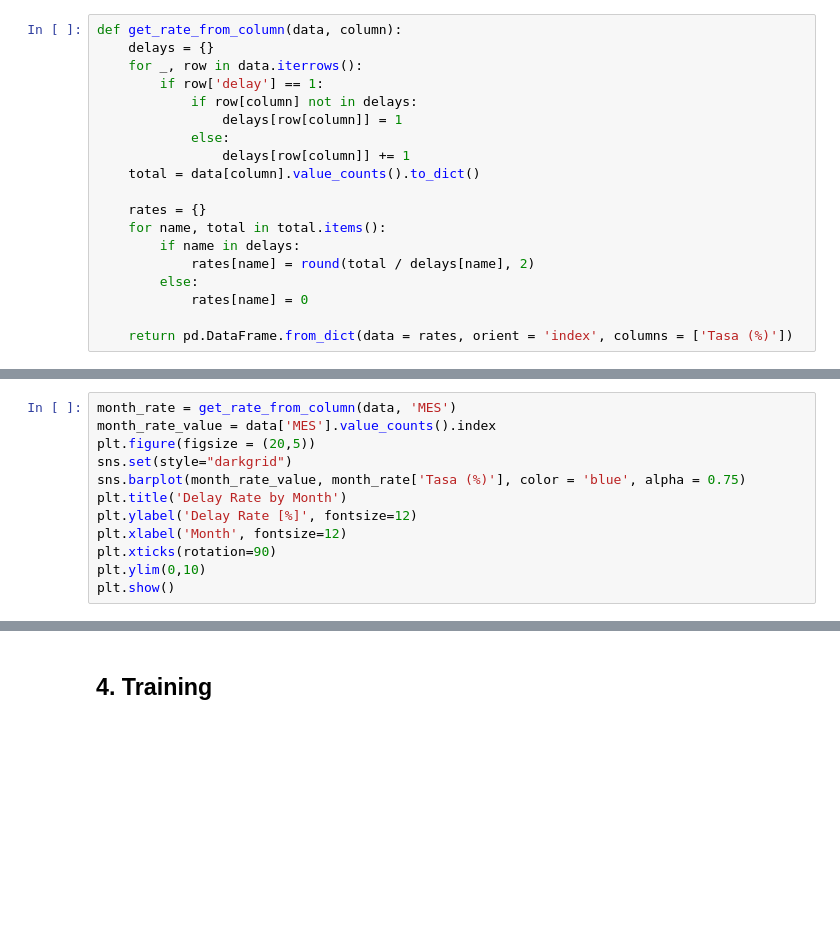
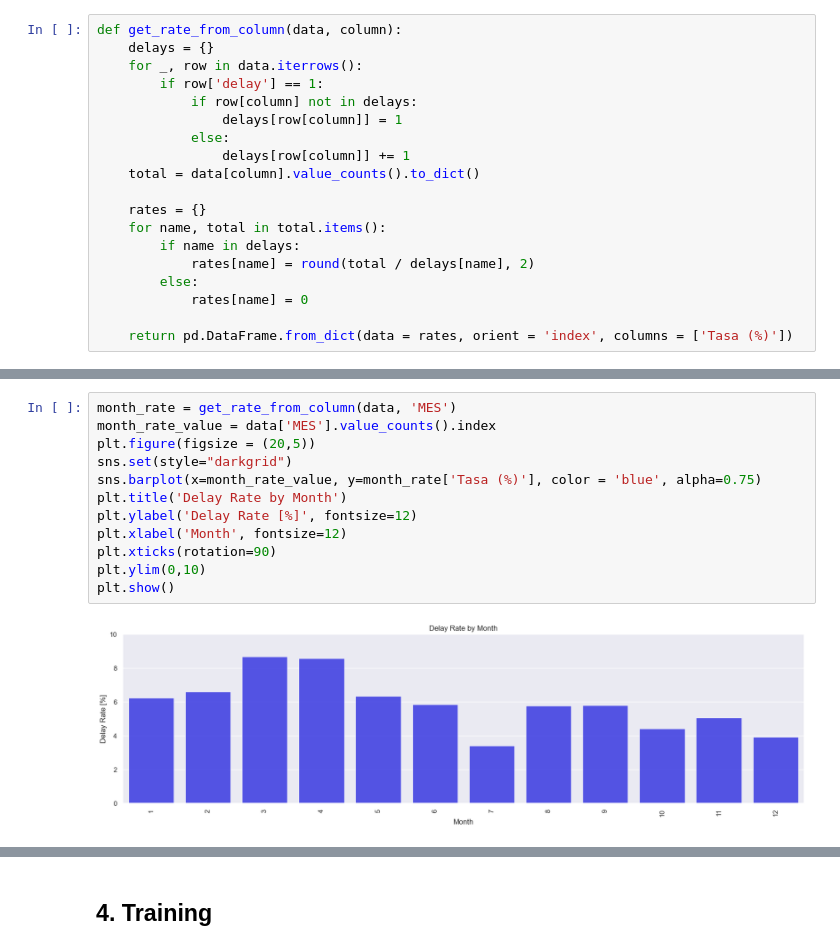
Before and after one commit to pestefo/latam-challenge-mle, a Jupyter notebook: challenge/exploration.ipynb, the cells around one changed output, grey strips where cells are left out. Drawn from its saved outputs; the diff is of its cells as text; blank space fills up the shorter version.

```diff
--- a/challenge/exploration.ipynb
+++ b/challenge/exploration.ipynb
@@ -243,15 +253,17 @@ plt.show()
 # %%
 month_rate = get_rate_from_column(data, 'MES')
 month_rate_value = data['MES'].value_counts().index
 plt.figure(figsize = (20,5))
 sns.set(style="darkgrid")
-sns.barplot(month_rate_value, month_rate['Tasa (%)'], color = 'blue', alpha = 0.75)
+sns.barplot(x=month_rate_value, y=month_rate['Tasa (%)'], color = 'blue', alpha=0.75)
 plt.title('Delay Rate by Month')
 plt.ylabel('Delay Rate [%]', fontsize=12)
 plt.xlabel('Month', fontsize=12)
 plt.xticks(rotation=90)
 plt.ylim(0,10)
 plt.show()
+# %% [output]
+[figure, added]
 # %%
 days_rate = get_rate_from_column(data, 'DIANOM')
 days_rate_value = data['DIANOM'].value_counts().index
```
Also changed, not shown: parts of 9 cells of this notebook, 1 other file.
